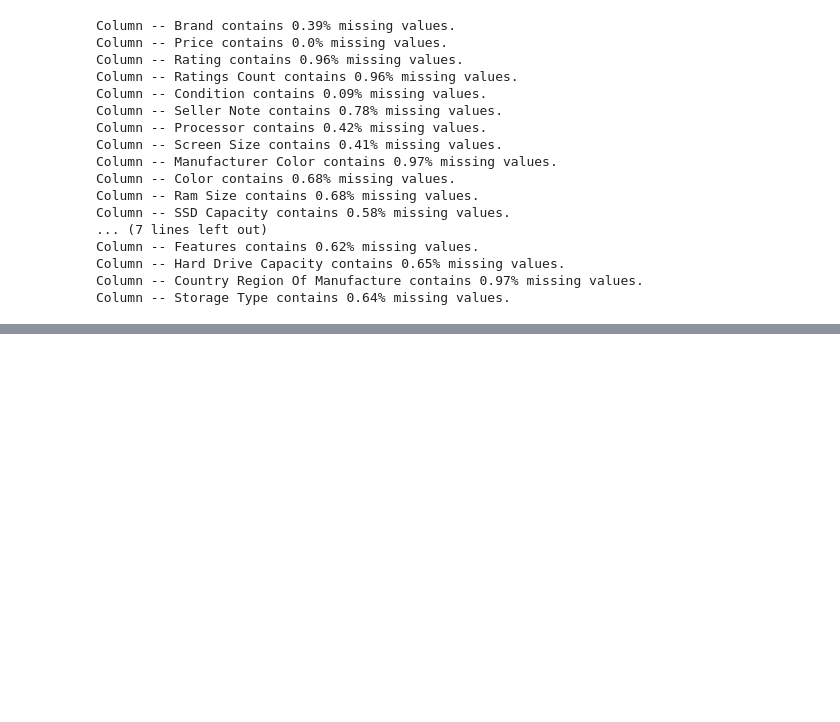
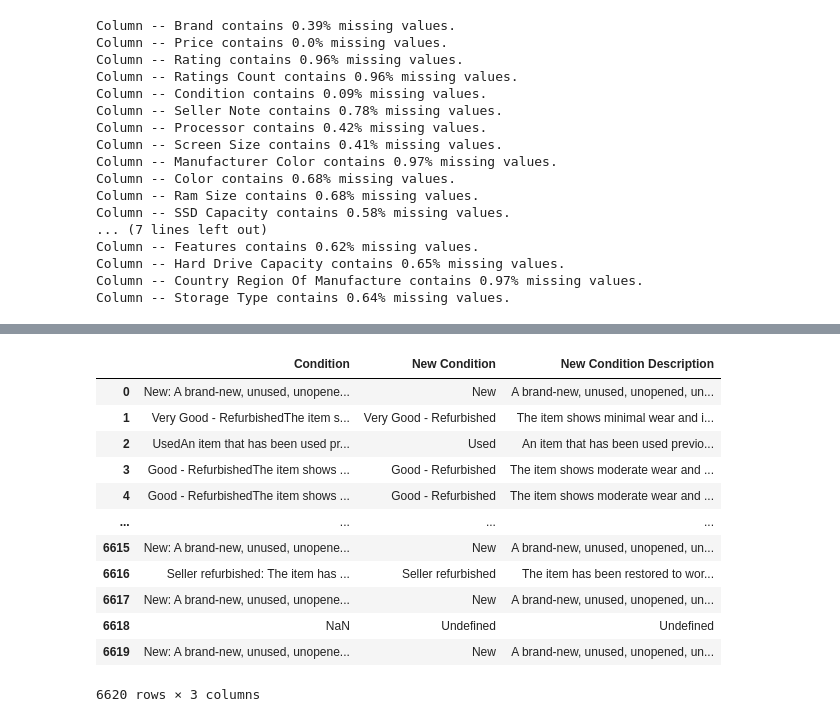
Before and after one commit to ElvinRustamov/Data-Enthusiast-Learning-Journey-Work-Samples, a Jupyter notebook: Ebay Scraper/cleaning.ipynb, the cells around one changed output, grey strips where cells are left out. Cells and saved outputs as stored; diff of their text form; code cells hidden in the pictures; blank space fills up the shorter version.

```diff
--- a/Ebay Scraper/cleaning.ipynb
+++ b/Ebay Scraper/cleaning.ipynb
@@ -119,0 +204,39 @@ data['Price'] = data['Price'].astype('float16')
+# %%
+new_condition_value = []
+new_condition_description = []
+
+for r in data['Condition']:
+    current_length = len(new_condition_value)
+    if isinstance(r, float):
+        new_condition_value.append('Undefined')
+        new_condition_description.append('Undefined')
+    else:
+        for k in condition_value_dict.keys():
+            if k in r:
+                new_condition_value.append(k)
+                new_condition_description.append(condition_value_dict[k])
+                break
+        new_length = len(new_condition_value)
+
+        if current_length == new_length:
+            new_condition_value.append('Undefined')
+            new_condition_description.append('Undefined')
+
+data['New Condition'] = new_condition_value
+data['New Condition Description'] = new_condition_description
+# %%
+data.loc[:, ["Condition", "New Condition", "New Condition Description"]]
+# %% [output]
+|  | Condition | New Condition | New Condition Description |
+| 0 | New: A brand-new, unused, unopene... | New | A brand-new, unused, unopened, un... |
+| 1 | Very Good - RefurbishedThe item s... | Very Good - Refurbished | The item shows minimal wear and i... |
+| 2 | UsedAn item that has been used pr... | Used | An item that has been used previo... |
+| 3 | Good - RefurbishedThe item shows ... | Good - Refurbished | The item shows moderate wear and ... |
+| 4 | Good - RefurbishedThe item shows ... | Good - Refurbished | The item shows moderate wear and ... |
+| ... | ... | ... | ... |
+| 6615 | New: A brand-new, unused, unopene... | New | A brand-new, unused, unopened, un... |
+| 6616 | Seller refurbished: The item has ... | Seller refurbished | The item has been restored to wor... |
+| 6617 | New: A brand-new, unused, unopene... | New | A brand-new, unused, unopened, un... |
+| 6618 | NaN | Undefined | Undefined |
+| 6619 | New: A brand-new, unused, unopene... | New | A brand-new, unused, unopened, un... |
+6620 rows × 3 columns
```
Also changed, not shown: parts of 34 cells of this notebook.
